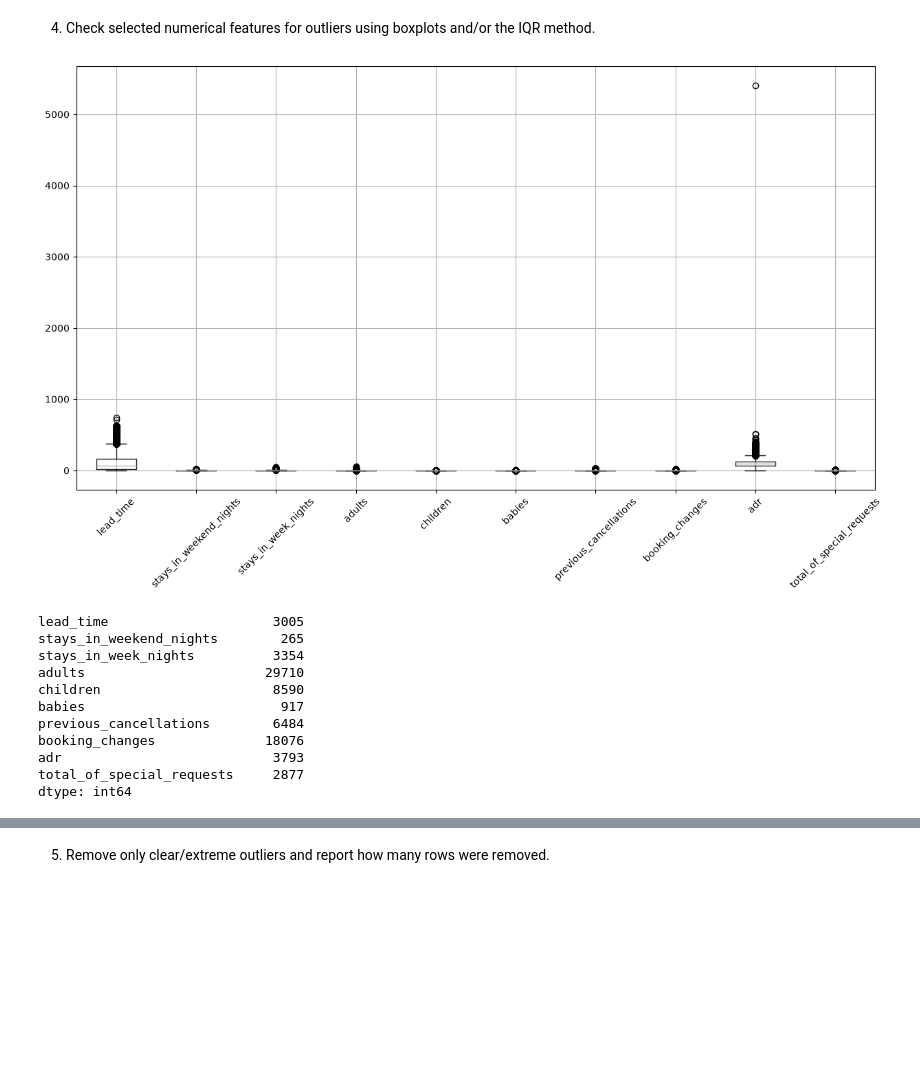
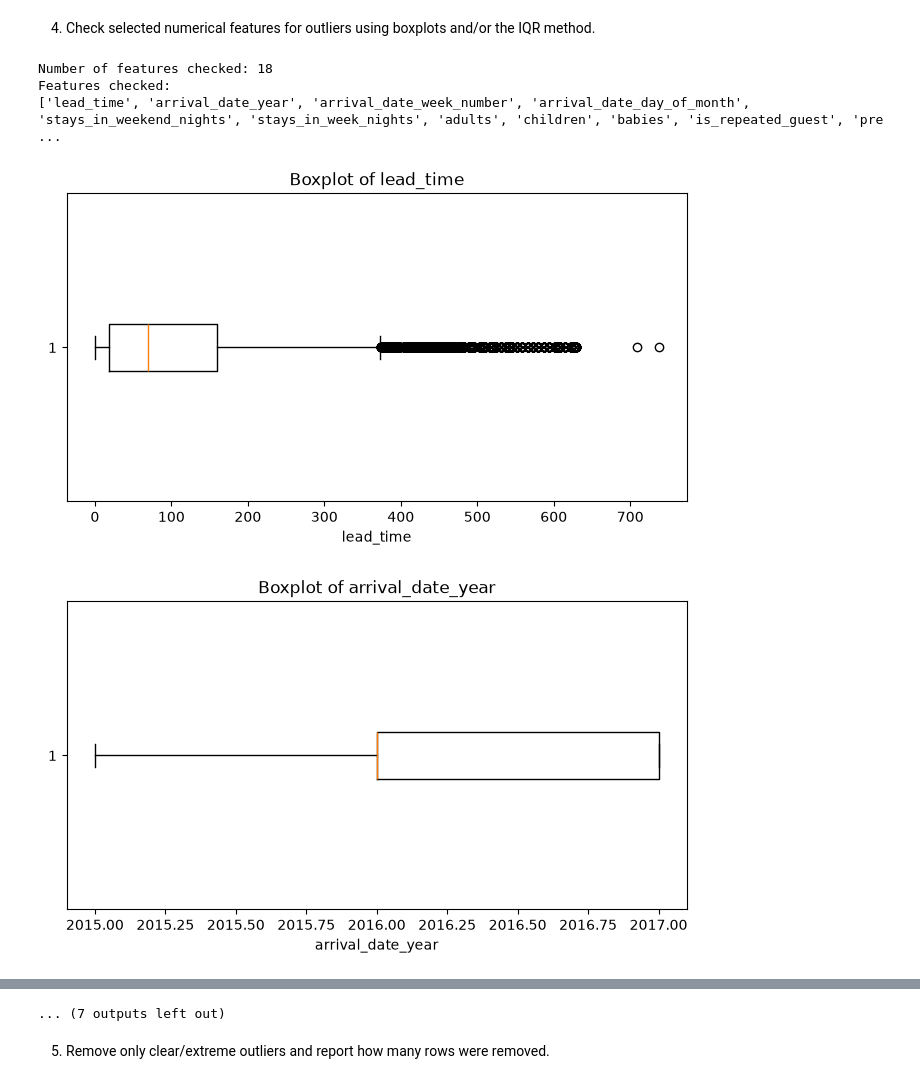
Before and after one commit to ameya-06/202618047_Ameya-Trivedi_DS605, a Jupyter notebook: 202618047_DS605_lab03/202618047_DS605_Lab03.ipynb, the cells around one changed output, grey strips where cells are left out. Saved outputs shown, nothing was run; the diff lists cells and outputs as text; code cells hidden in the pictures; blank space fills up the shorter version.

```diff
--- a/202618047_DS605_lab03/202618047_DS605_Lab03.ipynb
+++ b/202618047_DS605_lab03/202618047_DS605_Lab03.ipynb
@@ -135,6 +208,11 @@ Reason: company has around 94% missing values, so it is dropped because too much
 3. Remove columns that directly reveal the final booking outcome, such as reservation_status and
 reservation_status_date.
 # %%
-print(df.columns)
-display(df.head())
+leakage_columns = ["reservation_status", "reservation_status_date"]
+
+df = df.drop(columns=leakage_columns)
+
+print("Columns removed:", leakage_columns)
+print("Number of columns removed:", len(leakage_columns))
+print("Remaining columns:", df.shape[1])
 # %% [output]
@@ -160,44 +222,30 @@ Index(['hotel', 'is_canceled', 'lead_time', 'arrival_date_year',
 # %% [markdown]
 4. Check selected numerical features for outliers using boxplots and/or the IQR method.
-# %%
-import matplotlib.pyplot as plt
-
-selected_features = [
-    "lead_time",
-    "stays_in_weekend_nights",
-    "stays_in_week_nights",
-    "adults",
-    "children",
-    "babies",
-    "previous_cancellations",
-    "booking_changes",
-    "adr",
-    "total_of_special_requests"
-]
-
-plt.figure(figsize=(15, 8))
-df[selected_features].boxplot()
-plt.xticks(rotation=45)
-plt.show()
-
-Q1 = df[selected_features].quantile(0.25)
-Q3 = df[selected_features].quantile(0.75)
-IQR = Q3 - Q1
-
-outliers = ((df[selected_features] < (Q1 - 1.5 * IQR)) |
-            (df[selected_features] > (Q3 + 1.5 * IQR))).sum()
-
-print(outliers)
-# %% [output]
-[figure, removed]
-lead_time                     3005
-stays_in_weekend_nights        265
-stays_in_week_nights          3354
-adults                       29710
-children                      8590
-babies                         917
-previous_cancellations        6484
-booking_changes              18076
-adr                           3793
-total_of_special_requests     2877
-dtype: int64
+# %%
+import matplotlib.pyplot as plt
+
+# Numerical features selected for outlier checking
+outlier_features = [
+    col for col in df.select_dtypes(include=["int64", "float64"]).columns
+    if col != "is_canceled"
+]
+
+print("Number of features checked:", len(outlier_features))
+print("Features checked:")
+print(outlier_features)
+
+# Create boxplots for each numerical feature
+for feature in outlier_features:
+    values = df[feature].dropna()
+
+    plt.figure(figsize=(8, 4))
+    plt.boxplot(values, vert=False)
+    plt.title("Boxplot of " + feature)
+    plt.xlabel(feature)
+    plt.show()
+# %% [output]
+Number of features checked: 18
+Features checked:
+['lead_time', 'arrival_date_year', 'arrival_date_week_number', 'arrival_date_day_of_month', 'stays_in_weekend_nights', 'stays_in_week_nights', 'adults', 'children', 'babies', 'is_repeated_guest', 'pre ...
+[figure, added]
+[figure, added]
@@ -204,3 +261,4 @@ dtype: int64
+... (7 outputs left out)
 # %% [markdown]
 5. Remove only clear/extreme outliers and report how many rows were removed.
 # %%
```
Also changed, not shown: parts of 38 cells of this notebook.
